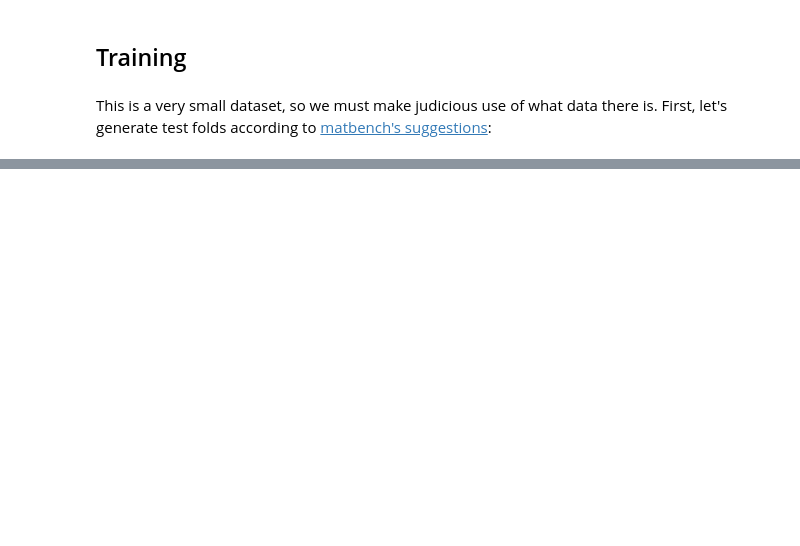
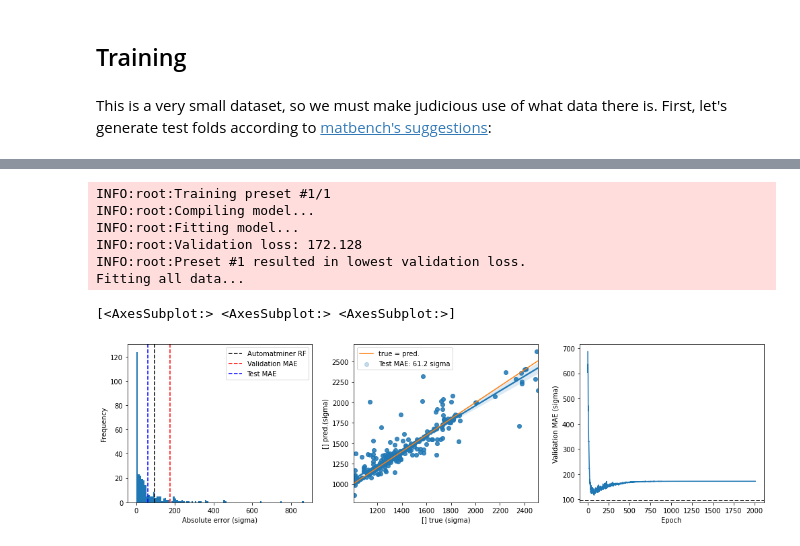
Before and after one commit to modl-uclouvain/modnet-matbench, a Jupyter notebook: matbench_steels/steel_benchmark.ipynb, the cells around one changed output, grey strips where cells are left out. Drawn from its saved outputs; the diff is of its cells as text; code cells hidden in the pictures; blank space fills up the shorter version.

```diff
--- a/matbench_steels/steel_benchmark.ipynb
+++ b/matbench_steels/steel_benchmark.ipynb
@@ -259,0 +292,35 @@ INFO:root:Fitting model...
+# %%
+model = MODNetModel(
+    [[["sigma"]]],
+    {"sigma": 1},
+)
+
+bs = 64
+lr = 0.01
+archs = [
+    (32, [[64], [8], [8], []]),
+    (64, [[64], [8], [8], []]),
+    (64, [[128], [64], [32], [8]]),
+    (128, [[64], [8], [8], []]),
+    (128, [[128], [64], [32], [8]]),
+]
+epochs = 5000
+loss = "mae"
+act = "elu"
+
+data.df_targets.rename(columns={"yield strength (GPa)": "sigma"}, inplace=True)
+presets = [dict(batch_size=bs, lr=lr, epochs=epochs, loss=loss, act=act, n_feat=a[0], num_neurons=a[1]) for a in archs]
+# %%
+model.fit_preset(data, presets=presets, verbose=0, xscale="standard")
+# %% [output]
+INFO:root:Training preset #1/1
+INFO:root:Compiling model...
+INFO:root:Fitting model...
+INFO:root:Validation loss: 172.128
+INFO:root:Preset #1 resulted in lowest validation loss.
+Fitting all data...
+# %%
+benchmark(model, data, 95.2)
+# %% [output]
+[<AxesSubplot:> <AxesSubplot:> <AxesSubplot:>]
+[figure, added]
```
Also changed, not shown: parts of 18 cells of this notebook, 9 other files.
